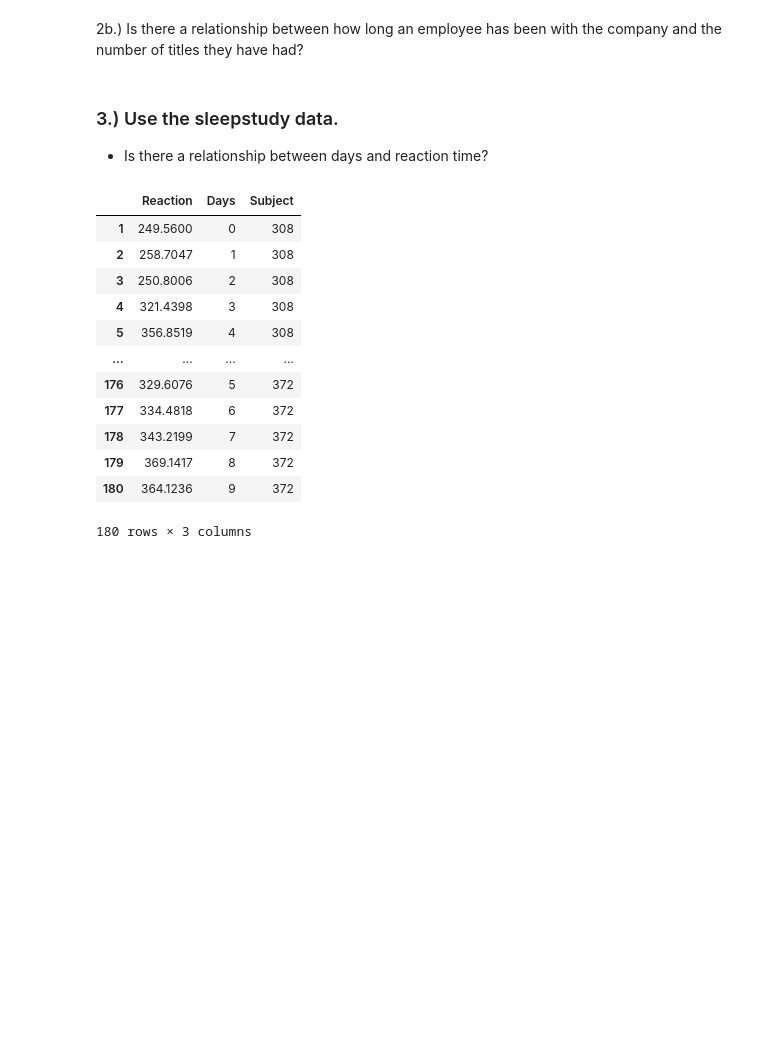
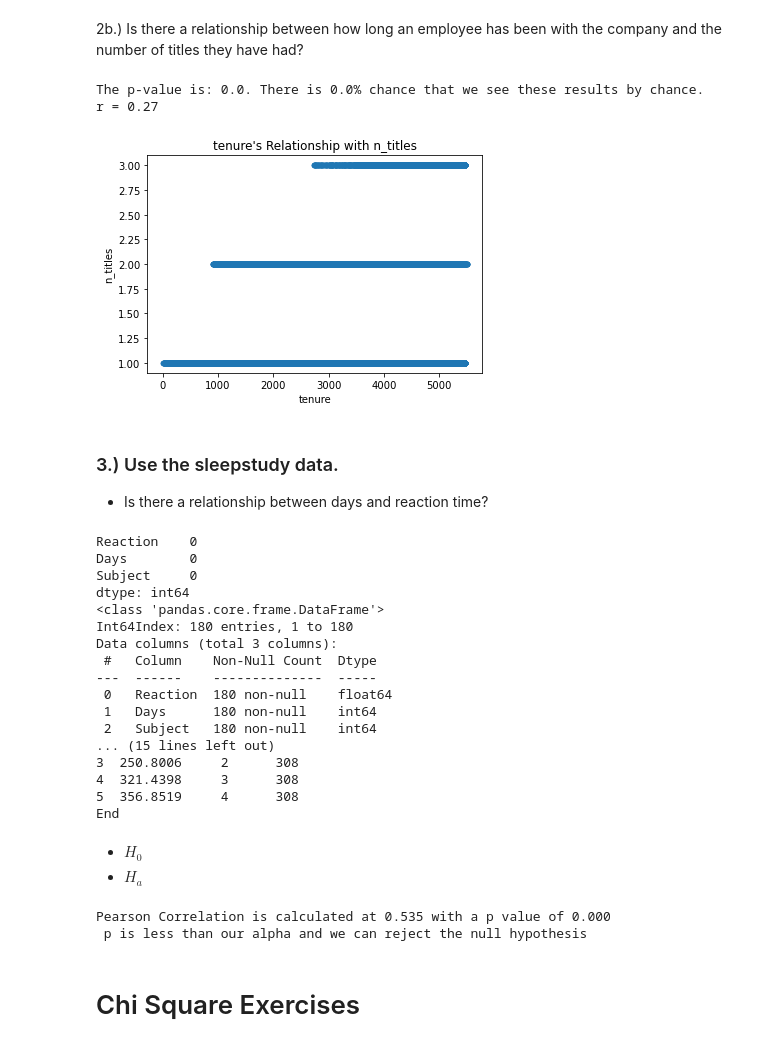
Before and after one commit to nicholas-dougherty/statistics-exercises, a Jupyter notebook: Hypothesis_Testing.ipynb, the cells around one changed output. Drawn from its saved outputs; the diff is of its cells as text; code cells hidden in the pictures; blank space fills up the shorter version.

Commit message:
Completed all exercise problems before review.

```diff
--- a/Hypothesis_Testing.ipynb
+++ b/Hypothesis_Testing.ipynb
@@ -437,23 +486,47 @@ db
 # %% [markdown]
 2b.) Is there a relationship between how long an employee has been with the company and the number of titles they have had?
+# %%
+correlation_exploration(titles, 'tenure', 'n_titles')
+# %% [output]
+The p-value is: 0.0. There is 0.0% chance that we see these results by chance.
+r = 0.27
+[figure, added]
 # %% [markdown]
 ### 3.) Use the sleepstudy data.
 - Is there a relationship between days and reaction time?
 # %%
 import pydataset
 
-pydataset.data('sleepstudy')
+df = pydataset.data('sleepstudy')
+describe_data(df)
 # %% [output]
-|  | Reaction | Days | Subject |
-| 1 | 249.5600 | 0 | 308 |
-| 2 | 258.7047 | 1 | 308 |
-| 3 | 250.8006 | 2 | 308 |
-| 4 | 321.4398 | 3 | 308 |
-| 5 | 356.8519 | 4 | 308 |
-| ... | ... | ... | ... |
-| 176 | 329.6076 | 5 | 372 |
-| 177 | 334.4818 | 6 | 372 |
-| 178 | 343.2199 | 7 | 372 |
-| 179 | 369.1417 | 8 | 372 |
-| 180 | 364.1236 | 9 | 372 |
-180 rows × 3 columns
+Reaction    0
+Days        0
+Subject     0
+dtype: int64
+<class 'pandas.core.frame.DataFrame'>
+Int64Index: 180 entries, 1 to 180
+Data columns (total 3 columns):
+ #   Column    Non-Null Count  Dtype
+---  ------    --------------  -----
+ 0   Reaction  180 non-null    float64
+ 1   Days      180 non-null    int64
+ 2   Subject   180 non-null    int64
+... (15 lines left out)
+3  250.8006     2      308
+4  321.4398     3      308
+5  356.8519     4      308
+End
+# %% [markdown]
+- $H_0$
+- $H_a$
+# %%
+r, p = stats.pearsonr(df['Days'], df['Reaction'])
+print(f'Pearson Correlation is calculated at {r:.3f} with a p value of {p:.3f}')
+if p < 0.05:
+    print(f' p is less than our alpha and we can reject the null hypothesis')
+# %% [output]
+Pearson Correlation is calculated at 0.535 with a p value of 0.000
+ p is less than our alpha and we can reject the null hypothesis
+# %% [markdown]
+# Chi Square Exercises
```
Also changed, not shown: parts of 32 cells of this notebook.
